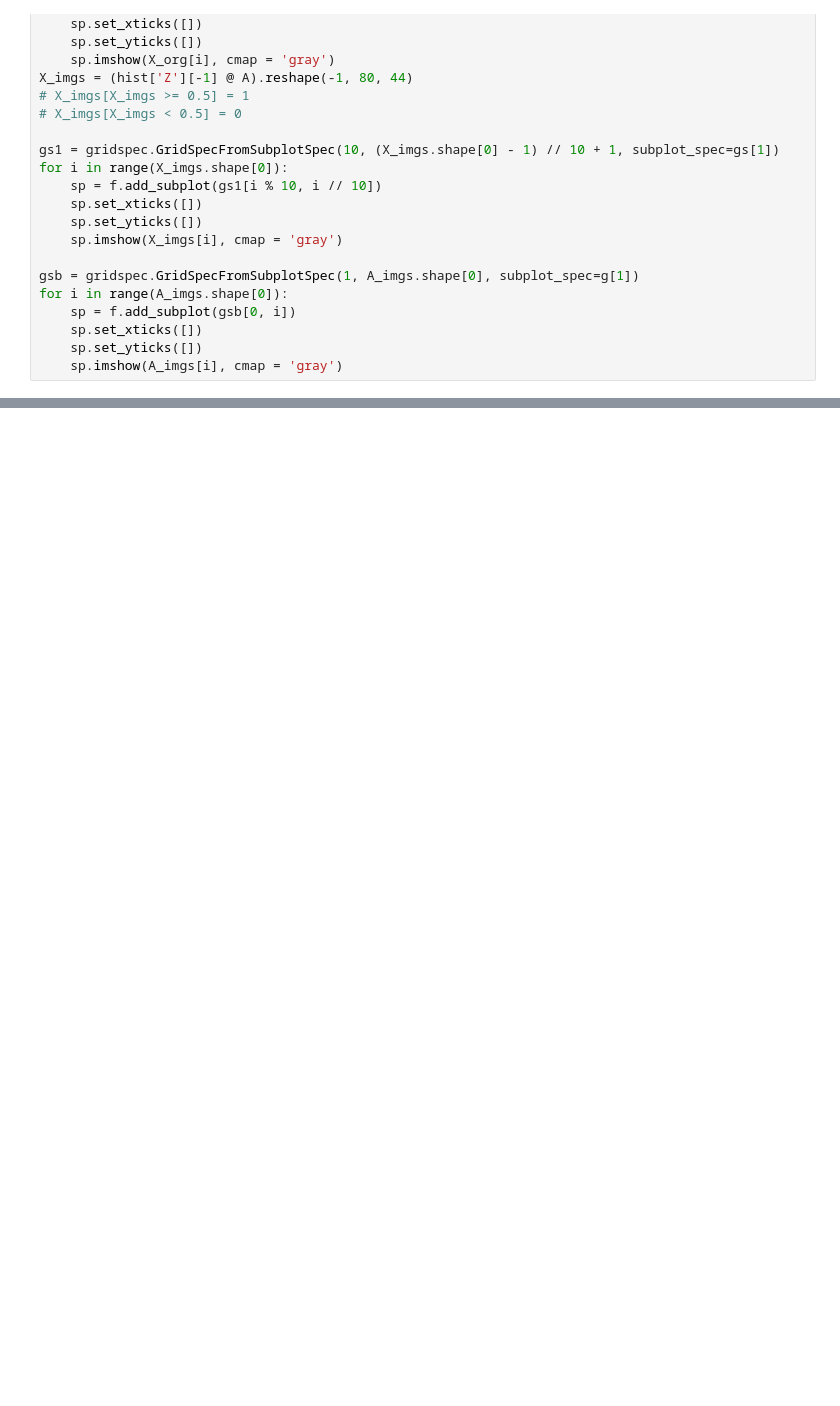
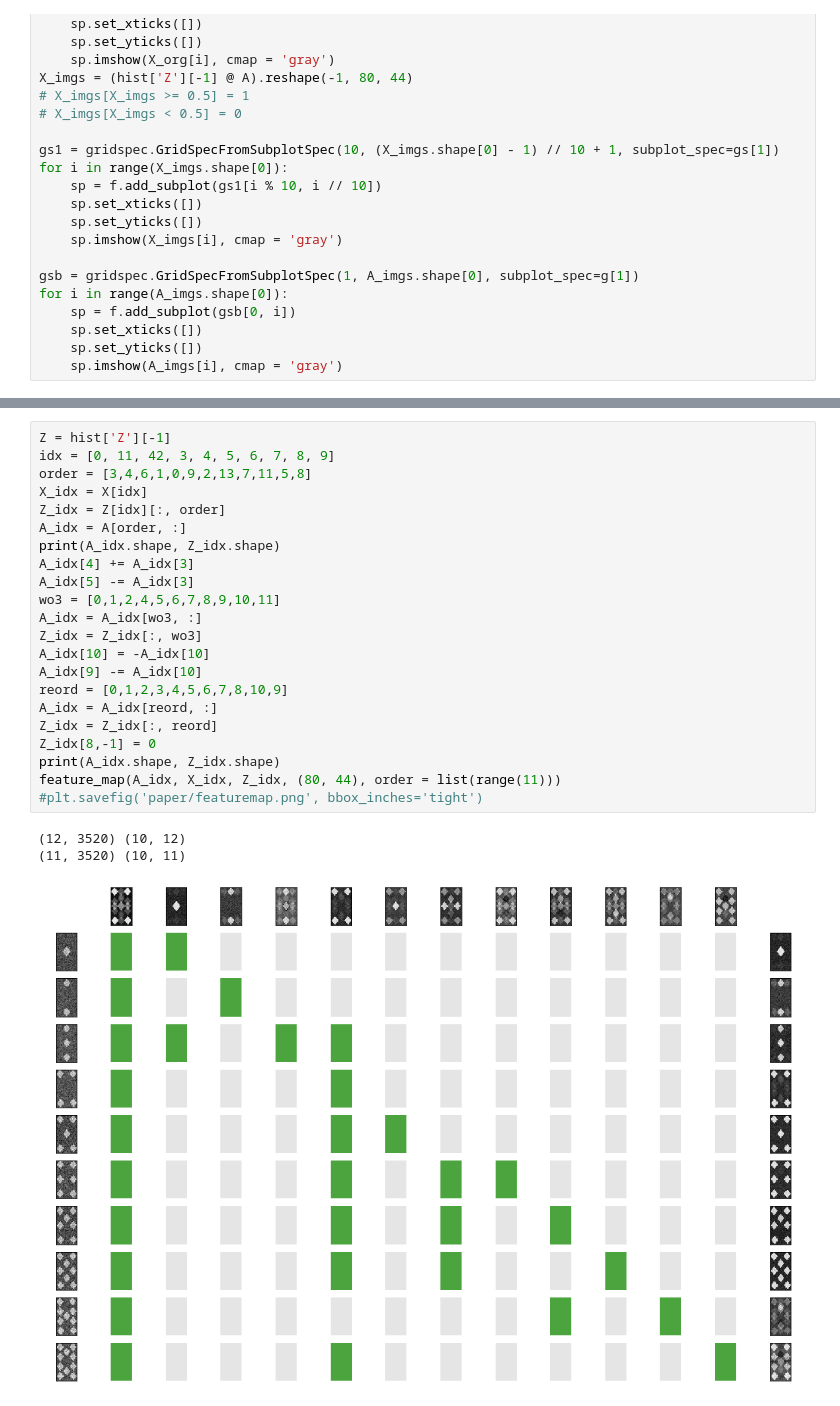
Before and after one commit to LauBok/IBP4ILFM, a Jupyter notebook: poker.ipynb, the cells around one changed output, grey strips where cells are left out. Saved outputs shown, nothing was run; the diff lists cells and outputs as text; blank space fills up the shorter version.

```diff
--- a/poker.ipynb
+++ b/poker.ipynb
@@ -210,0 +228,26 @@ def feature_map(feature, X_prior, Z, shape, order, truncate = None):
+# %%
+Z = hist['Z'][-1]
+idx = [0, 11, 42, 3, 4, 5, 6, 7, 8, 9]
+order = [3,4,6,1,0,9,2,13,7,11,5,8]
+X_idx = X[idx]
+Z_idx = Z[idx][:, order]
+A_idx = A[order, :]
+print(A_idx.shape, Z_idx.shape)
+A_idx[4] += A_idx[3]
+A_idx[5] -= A_idx[3]
+wo3 = [0,1,2,4,5,6,7,8,9,10,11]
+A_idx = A_idx[wo3, :]
+Z_idx = Z_idx[:, wo3]
+A_idx[10] = -A_idx[10]
+A_idx[9] -= A_idx[10]
+reord = [0,1,2,3,4,5,6,7,8,10,9]
+A_idx = A_idx[reord, :]
+Z_idx = Z_idx[:, reord]
+Z_idx[8,-1] = 0
+print(A_idx.shape, Z_idx.shape)
+feature_map(A_idx, X_idx, Z_idx, (80, 44), order = list(range(11)))
+#plt.savefig('paper/featuremap.png', bbox_inches='tight')
+# %% [output]
+(12, 3520) (10, 12)
+(11, 3520) (10, 11)
+[figure, added]
```
Also changed, not shown: parts of 18 cells of this notebook, 4 other files.
